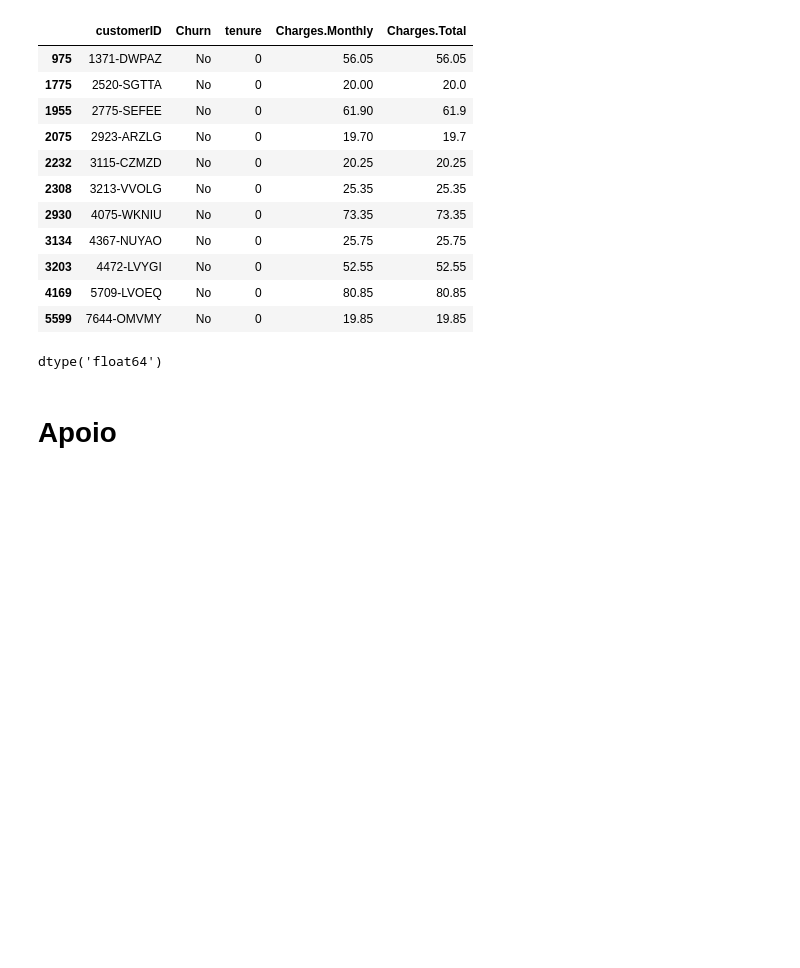
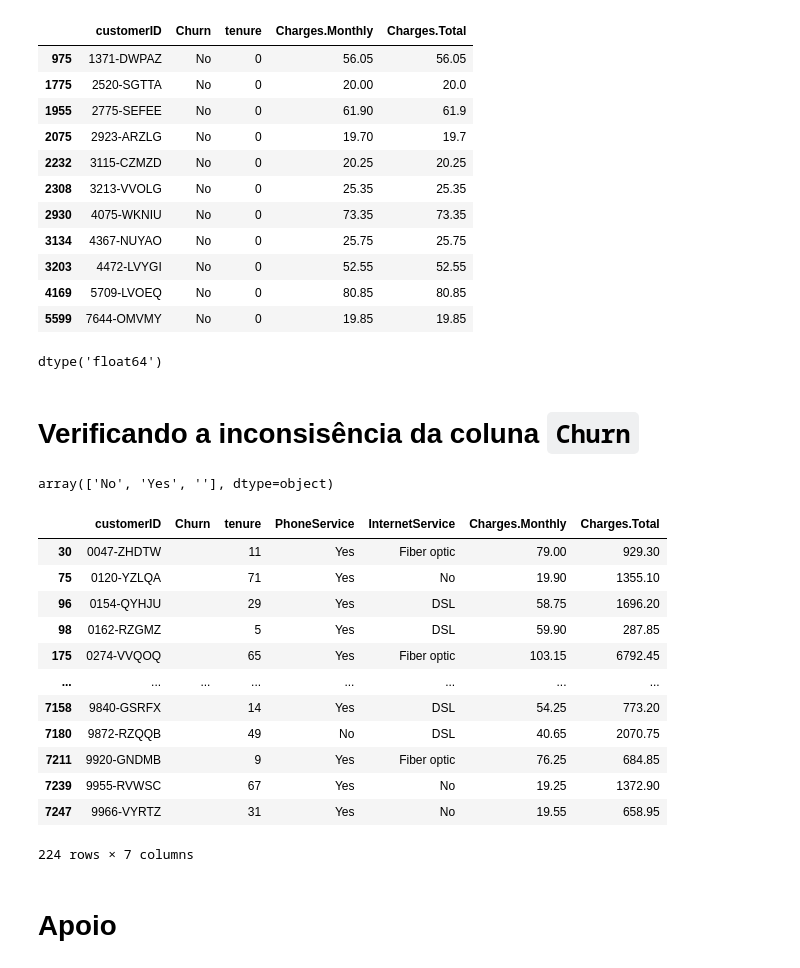
Before and after one commit to AndersonAyache/AluraVoz, a Jupyter notebook: AluraVoz.ipynb, the cells around one changed output. Saved outputs shown, nothing was run; the diff lists cells and outputs as text; code cells hidden in the pictures; blank space fills up the shorter version.

```diff
--- a/AluraVoz.ipynb
+++ b/AluraVoz.ipynb
@@ -449,6 +449,28 @@ clientes['Charges.Total'] = pd.to_numeric(clientes['Charges.Total'], errors = 'c
 clientes['Charges.Total'].dtype
 # %% [output]
 dtype('float64')
+# %% [markdown]
+# Verificando a inconsisência da coluna `Churn`
+# %%
+clientes['Churn'].unique()
+# %% [output]
+array(['No', 'Yes', ''], dtype=object)
+# %%
+clientes[clientes['Churn']==''][['customerID', 'Churn', 'tenure', 'PhoneService', 'InternetService','Charges.Monthly' ,'Charges.Total']]
+# %% [output]
+|  | customerID | Churn | tenure | PhoneService | InternetService | Charges.Monthly | Charges.Total |
+| 30 | 0047-ZHDTW |  | 11 | Yes | Fiber optic | 79.00 | 929.30 |
+| 75 | 0120-YZLQA |  | 71 | Yes | No | 19.90 | 1355.10 |
+| 96 | 0154-QYHJU |  | 29 | Yes | DSL | 58.75 | 1696.20 |
+| 98 | 0162-RZGMZ |  | 5 | Yes | DSL | 59.90 | 287.85 |
+| 175 | 0274-VVQOQ |  | 65 | Yes | Fiber optic | 103.15 | 6792.45 |
+| ... | ... | ... | ... | ... | ... | ... | ... |
+| 7158 | 9840-GSRFX |  | 14 | Yes | DSL | 54.25 | 773.20 |
+| 7180 | 9872-RZQQB |  | 49 | No | DSL | 40.65 | 2070.75 |
+| 7211 | 9920-GNDMB |  | 9 | Yes | Fiber optic | 76.25 | 684.85 |
+| 7239 | 9955-RVWSC |  | 67 | Yes | No | 19.25 | 1372.90 |
+| 7247 | 9966-VYRTZ |  | 31 | Yes | No | 19.55 | 658.95 |
+224 rows × 7 columns
 # %% [markdown]
 # Apoio
 # %%
```
